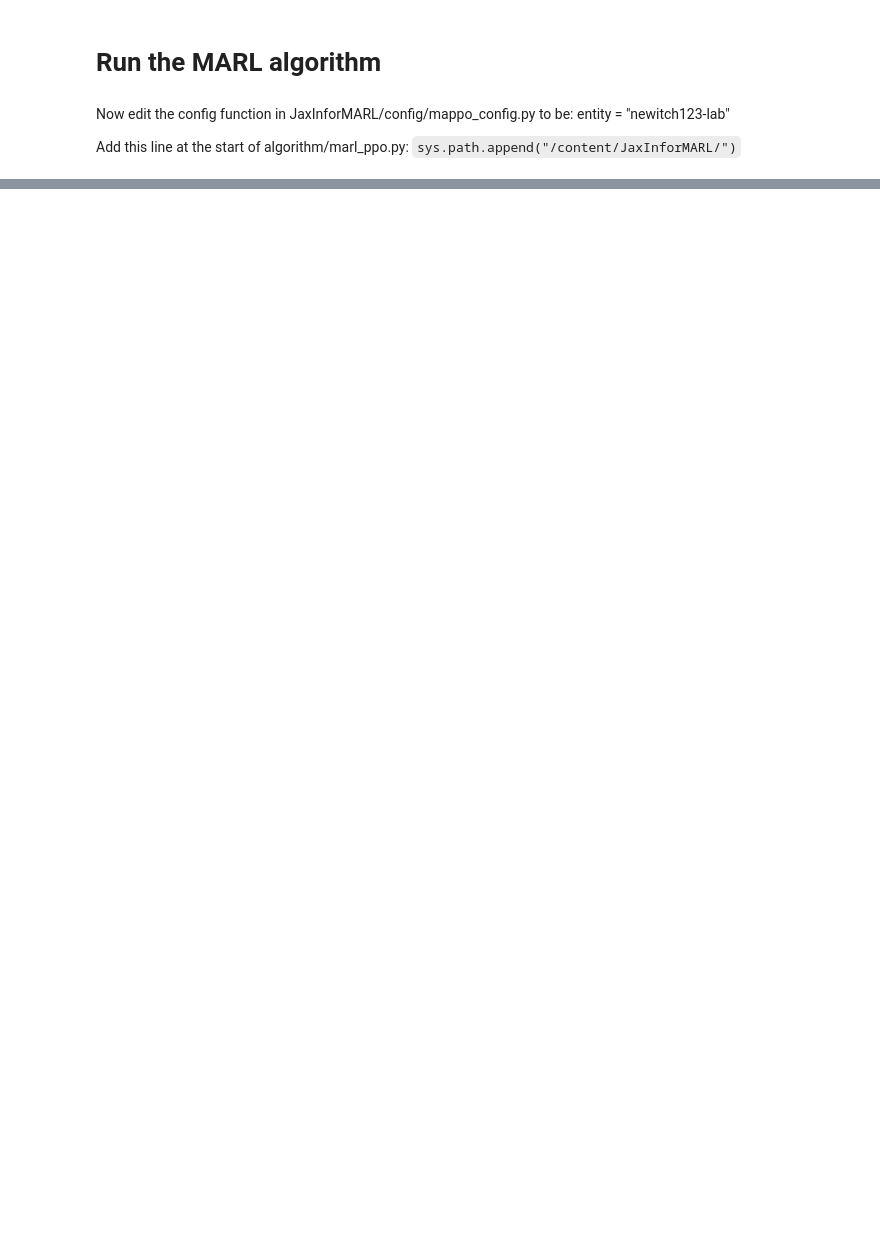
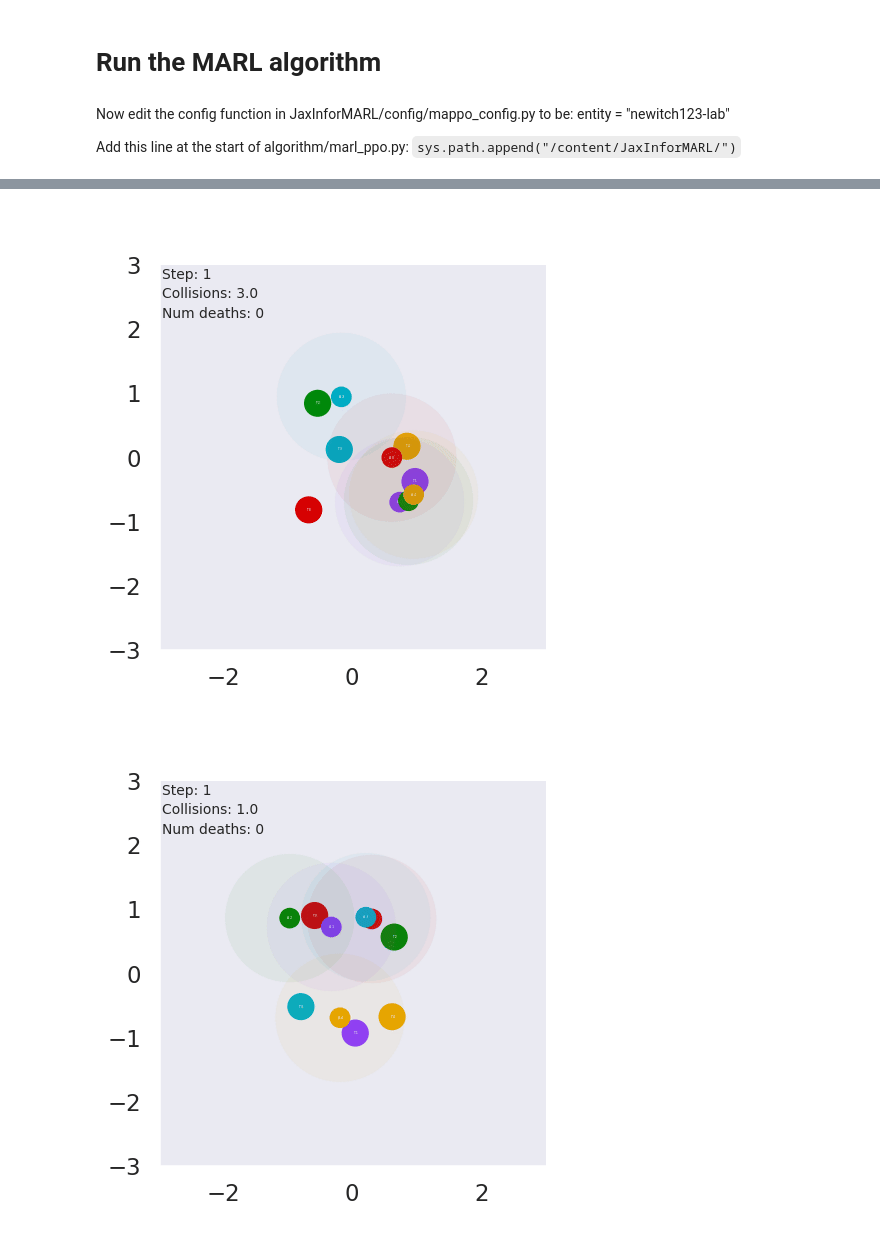
Before and after one commit to viethoangle-key/JaxInforMARL, a Jupyter notebook: train_with_gpu.ipynb, the cells around one changed output, grey strips where cells are left out. Saved outputs shown, nothing was run; the diff lists cells and outputs as text; code cells hidden in the pictures; blank space fills up the shorter version.

Commit message:
update(viz): make visualize_actor.py into multi-seed and updates README.md to summarise my own fork

```diff
--- a/train_with_gpu.ipynb
+++ b/train_with_gpu.ipynb
@@ -66,4 +120,8 @@ viz.animate(save_filename="actor.gif", view=False)
 # %%
-!python3.10 visualize_actor.py
+# Display the visualized GIF
 from IPython.display import Image, display
-display(Image(filename="actor.gif"))
+for seed in range(10):
+  display(Image(filename=f"artifacts/5_agents_withObs_seed{seed}.gif"))
+# %% [output]
+[figure, added]
+[figure, added]
```
Also changed, not shown: parts of 10 cells of this notebook, 40 other files.
